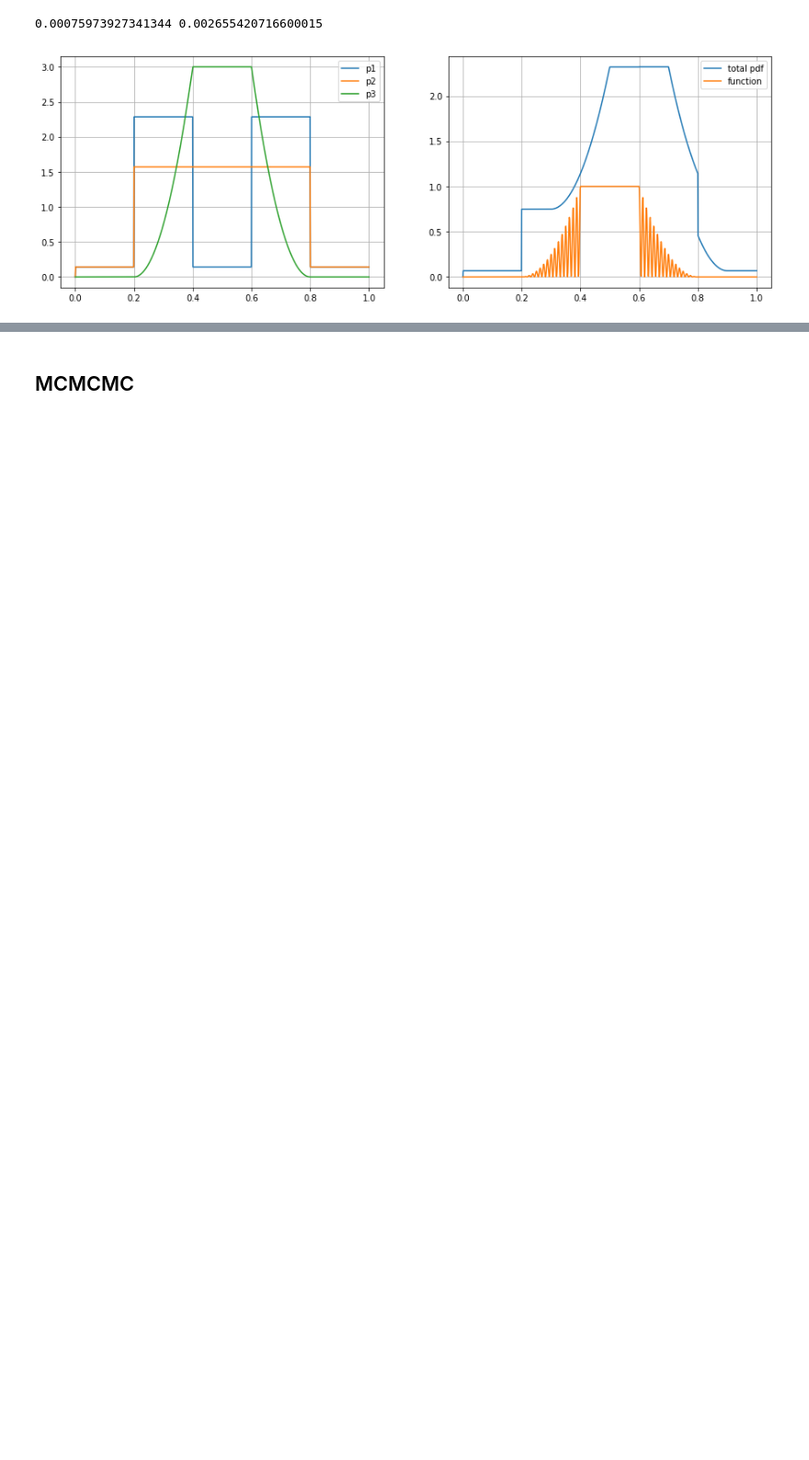
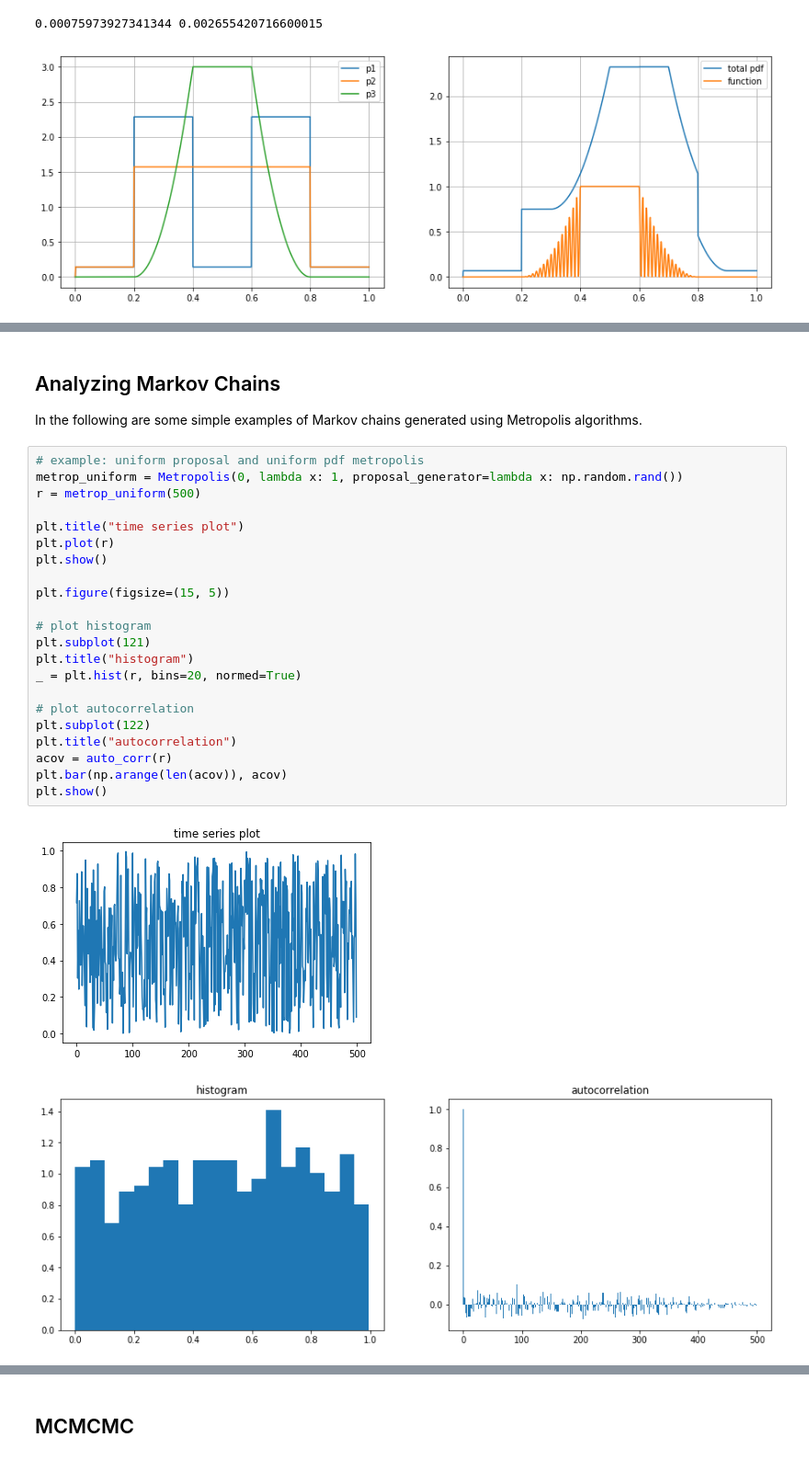
Before and after one commit to mathisgerdes/hep-monte-carlo, a Jupyter notebook: monte_carlo.ipynb, the cells around one changed output, grey strips where cells are left out. Shown at 92% size. Drawn from its saved outputs; the diff is of its cells as text; blank space fills up the shorter version.

Commit message:
Move Markov chain intro to main intro.
Fill in missing parts.

```diff
--- a/monte_carlo.ipynb
+++ b/monte_carlo.ipynb
@@ -590,0 +636,29 @@ When, like in Importance Sampling Monte Carlo, there is a normalized pdf $g(x)$
+# %% [markdown]
+## Analyzing Markov Chains
+
+In the following are some simple examples of Markov chains generated using Metropolis algorithms.
+# %%
+# example: uniform proposal and uniform pdf metropolis
+metrop_uniform = Metropolis(0, lambda x: 1, proposal_generator=lambda x: np.random.rand())
+r = metrop_uniform(500)
+
+plt.title("time series plot")
+plt.plot(r)
+plt.show()
+
+plt.figure(figsize=(15, 5))
+
+# plot histogram
+plt.subplot(121)
+plt.title("histogram")
+_ = plt.hist(r, bins=20, normed=True)
+
+# plot autocorrelation
+plt.subplot(122)
+plt.title("autocorrelation")
+acov = auto_corr(r)
+plt.bar(np.arange(len(acov)), acov)
+plt.show()
+# %% [output]
+[figure, added]
+[figure, added]
```
Also changed, not shown: parts of 14 cells of this notebook, 1 other file.
